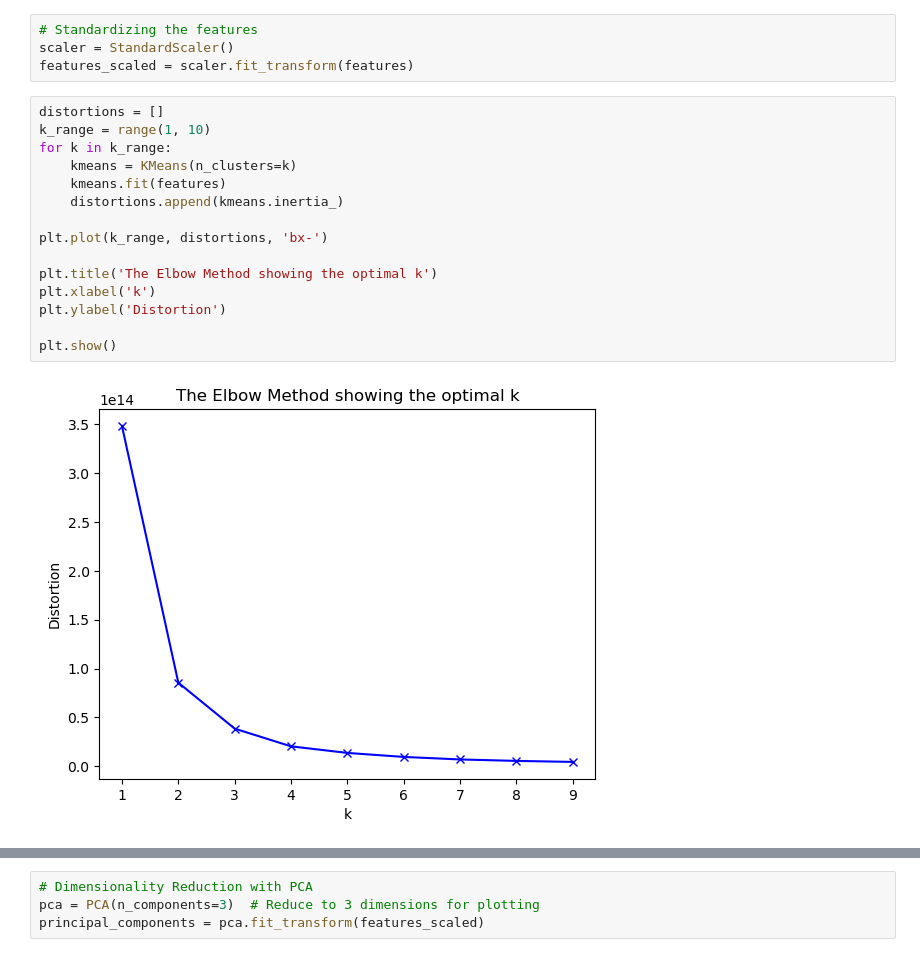
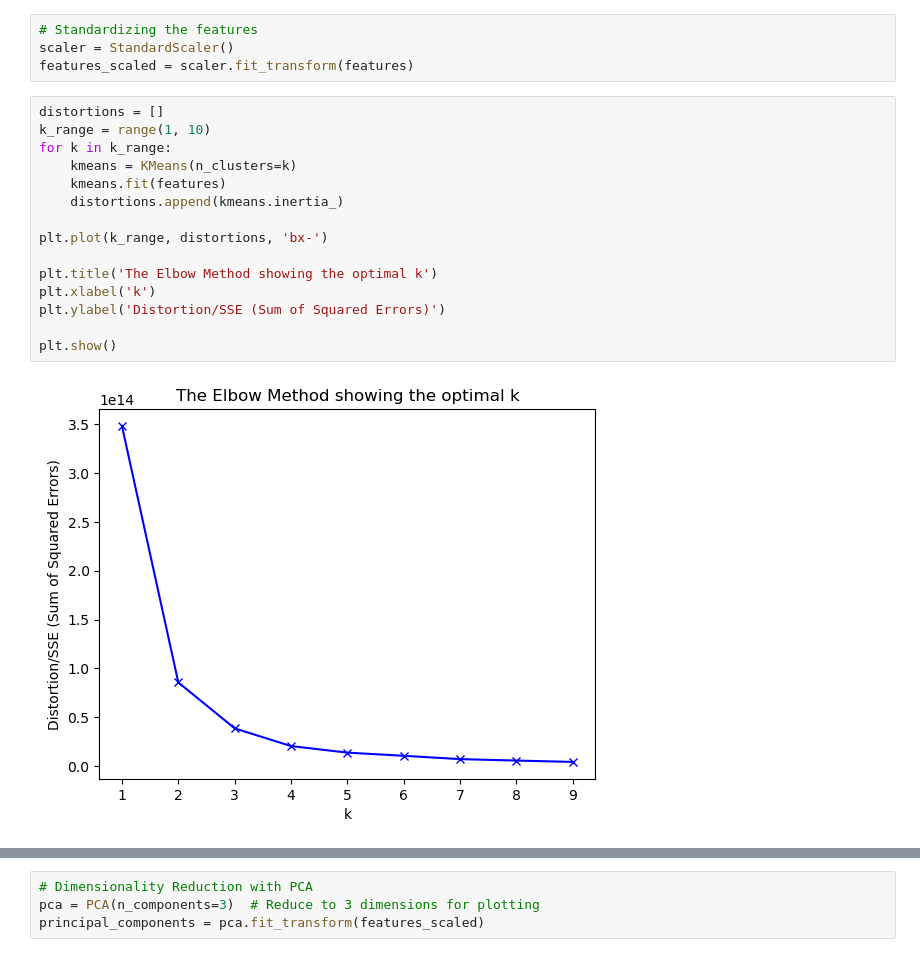
Before and after one commit to YubotKwng/Bookstore-management-Data-Processing, a Jupyter notebook: highquality_users.ipynb, the cells around one changed output, grey strips where cells are left out. Drawn from its saved outputs; the diff is of its cells as text.

```diff
--- a/highquality_users.ipynb
+++ b/highquality_users.ipynb
@@ -71,17 +71,17 @@ features_scaled = scaler.fit_transform(features)
 # %%
 distortions = []
 k_range = range(1, 10)
 for k in k_range:
     kmeans = KMeans(n_clusters=k)
     kmeans.fit(features)
     distortions.append(kmeans.inertia_)
 
 plt.plot(k_range, distortions, 'bx-')
 
 plt.title('The Elbow Method showing the optimal k')
 plt.xlabel('k')
-plt.ylabel('Distortion')
+plt.ylabel('Distortion/SSE (Sum of Squared Errors)')
 
 plt.show()
 # %% [output]
-[figure, old version]
+[figure, new version]
```
Also changed, not shown: parts of 7 cells of this notebook, 2 other files.
